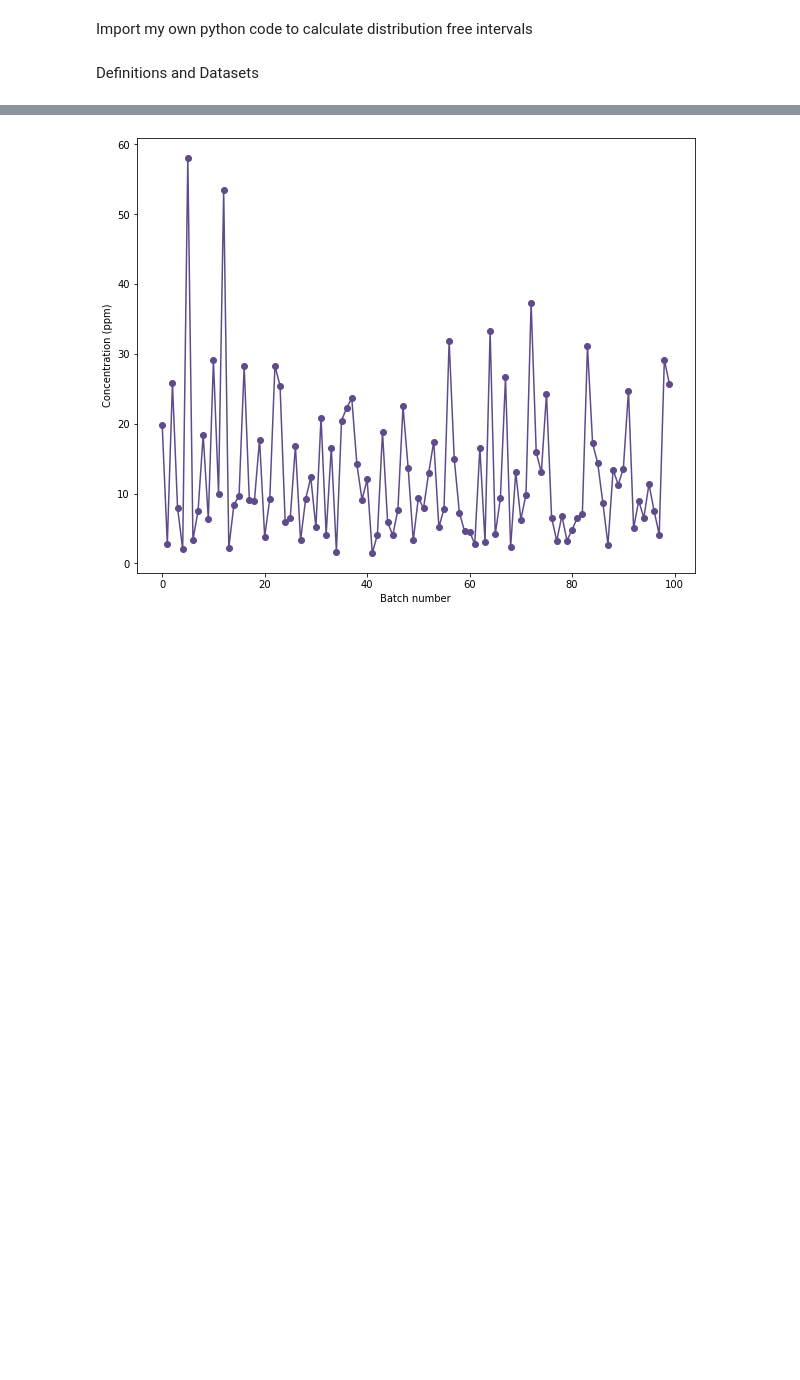
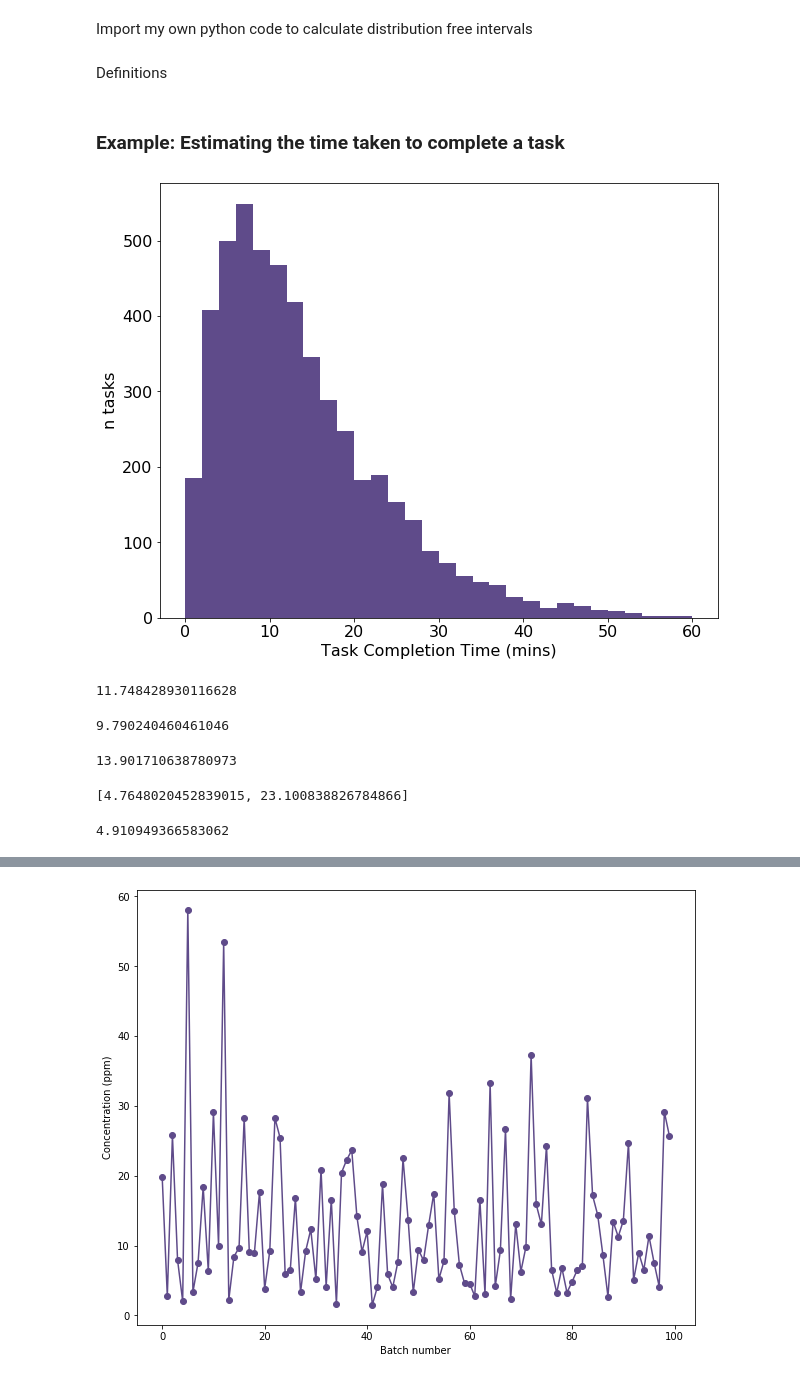
Before and after one commit to Yoyodyne-Data-Science/distribution-free-intervals, a Jupyter notebook: distribution free intervals.ipynb, the cells around one changed output, grey strips where cells are left out. Drawn from its saved outputs; the diff is of its cells as text; code cells hidden in the pictures; blank space fills up the shorter version.

Commit message:
added task completion plot to readme

```diff
--- a/distribution free intervals.ipynb
+++ b/distribution free intervals.ipynb
@@ -11,6 +12,9 @@ Import my own python code to calculate distribution free intervals
 # %%
 from dist_free_intrvls import *
 # %% [markdown]
-Definitions and Datasets
+Definitions
 # %%
 nice_purple = [95/256, 75/256, 139/256]
+mpltlb.rcParams.update({'font.size': 16})
+# %% [markdown]
+### Example: Estimating the time taken to complete a task
@@ -16,0 +25,35 @@ nice_purple = [95/256, 75/256, 139/256]
+# %%
+xmax = 60
+binstep = 2
+erlang_samp = st.erlang.rvs(size = n_samples , a= k, scale = lmbd)
+x = np.arange(0, xmax, 0.001)
+y = st.erlang.pdf(x, a= k, scale = lmbd)
+fig, ax = plt.subplots(figsize = [10,8])
+ax.hist(erlang_samp, bins = np.arange(0,xmax+binstep, binstep), color = nice_purple)
+#ax.plot(x,y, color = [0.8, 0.8, 0.8])
+ax.set_xlabel('Task Completion Time (mins)')
+ax.set_ylabel('n tasks')
+plt.savefig('images/task_completion_time_n_eq_{}.png'.format(n_samples), bbox_inches = 'tight')
+plt.show()
+# %% [output]
+[figure, added]
+# %%
+st.erlang.ppf(0.5, a= k, scale = lmbd)
+# %% [output]
+11.748428930116628
+# %%
+np.std(erlang_samp)
+# %% [output]
+9.790240460461046
+# %%
+np.mean(erlang_samp)
+# %% [output]
+13.901710638780973
+# %%
+two_sided_interp_tol_intrvls(0.68, erlang_samp, 0.95)
+# %% [output]
+[4.7648020452839015, 23.100838826784866]
+# %%
+np.quantile(erlang_samp, 0.16)
+# %% [output]
+4.910949366583062
```
Also changed, not shown: parts of 11 cells of this notebook, 2 other files.
